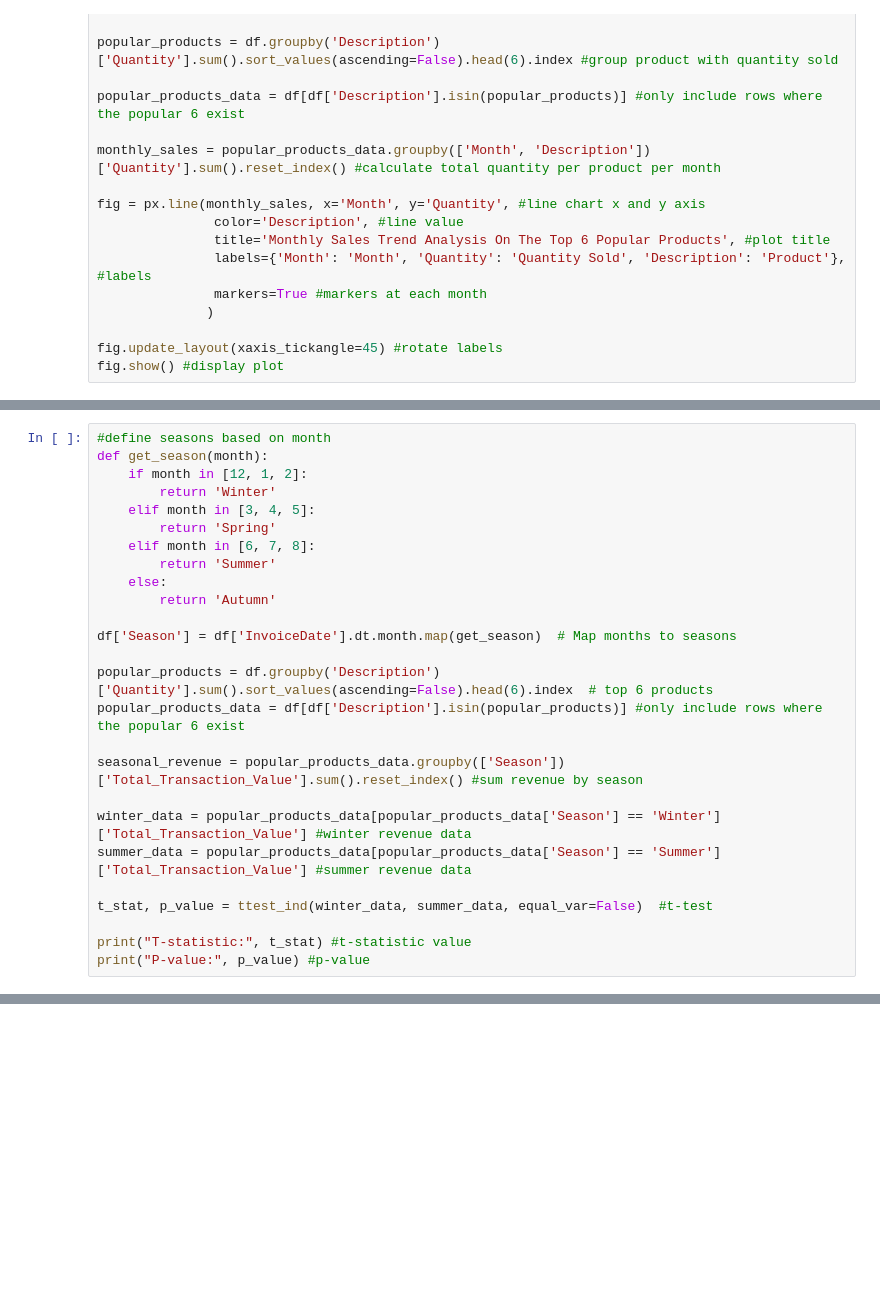
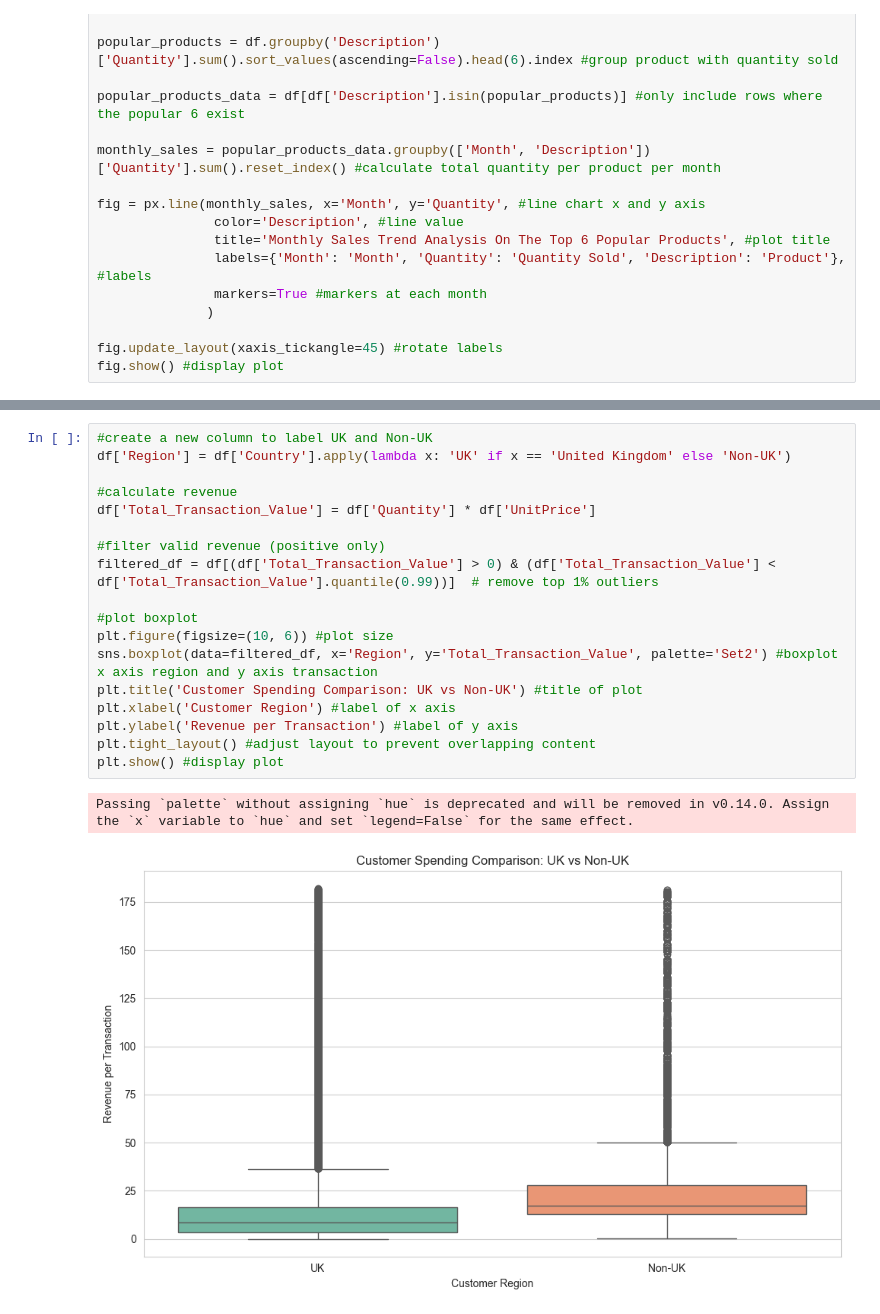
Before and after one commit to mobess12/Online_Retail_Analysis_Capstone_Project, a Jupyter notebook: jupyter_notebooks/data_visualisation.ipynb, the cells around one changed output, grey strips where cells are left out. Saved outputs shown, nothing was run; the diff lists cells and outputs as text; blank space fills up the shorter version.

```diff
--- a/jupyter_notebooks/data_visualisation.ipynb
+++ b/jupyter_notebooks/data_visualisation.ipynb
@@ -543,26 +546,0 @@ fig.show() #display plot
-# %%
-#define seasons based on month
-def get_season(month):
-    if month in [12, 1, 2]:
-        return 'Winter'
-    elif month in [3, 4, 5]:
-        return 'Spring'
-    elif month in [6, 7, 8]:
-        return 'Summer'
-    else:
-        return 'Autumn'
-
-df['Season'] = df['InvoiceDate'].dt.month.map(get_season)  # Map months to seasons
-
-popular_products = df.groupby('Description')['Quantity'].sum().sort_values(ascending=False).head(6).index  # top 6 products
-popular_products_data = df[df['Description'].isin(popular_products)] #only include rows where the popular 6 exist
-
-seasonal_revenue = popular_products_data.groupby(['Season'])['Total_Transaction_Value'].sum().reset_index() #sum revenue by season
-
-winter_data = popular_products_data[popular_products_data['Season'] == 'Winter']['Total_Transaction_Value'] #winter revenue data
-summer_data = popular_products_data[popular_products_data['Season'] == 'Summer']['Total_Transaction_Value'] #summer revenue data
-
-t_stat, p_value = ttest_ind(winter_data, summer_data, equal_var=False)  #t-test
-
-print("T-statistic:", t_stat) #t-statistic value
-print("P-value:", p_value) #p-value
@@ -571,0 +564,21 @@ P-value: 0.3490087222699614
+# %%
+#create a new column to label UK and Non-UK
+df['Region'] = df['Country'].apply(lambda x: 'UK' if x == 'United Kingdom' else 'Non-UK')
+
+#calculate revenue
+df['Total_Transaction_Value'] = df['Quantity'] * df['UnitPrice']
+
+#filter valid revenue (positive only)
+filtered_df = df[(df['Total_Transaction_Value'] > 0) & (df['Total_Transaction_Value'] < df['Total_Transaction_Value'].quantile(0.99))]  # remove top 1% outliers
+
+#plot boxplot
+plt.figure(figsize=(10, 6)) #plot size
+sns.boxplot(data=filtered_df, x='Region', y='Total_Transaction_Value', palette='Set2') #boxplot x axis region and y axis transaction
+plt.title('Customer Spending Comparison: UK vs Non-UK') #title of plot
+plt.xlabel('Customer Region') #label of x axis
+plt.ylabel('Revenue per Transaction') #label of y axis
+plt.tight_layout() #adjust layout to prevent overlapping content
+plt.show() #display plot
+# %% [output]
+Passing `palette` without assigning `hue` is deprecated and will be removed in v0.14.0. Assign the `x` variable to `hue` and set `legend=False` for the same effect.
+[figure, added]
```
Also changed, not shown: parts of 11 cells of this notebook, 1 other file.
